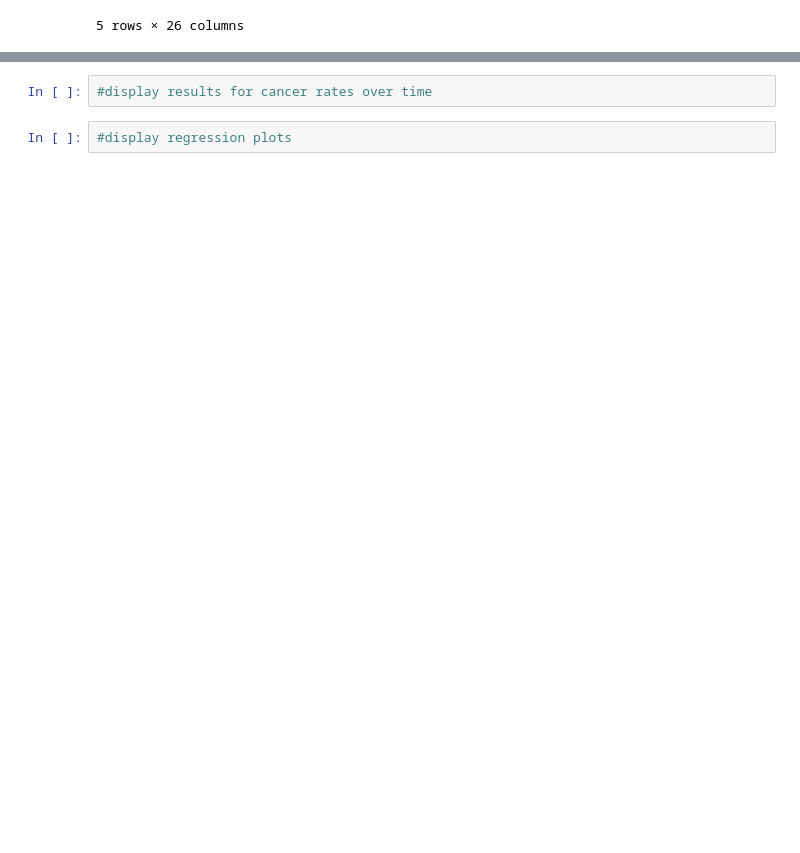
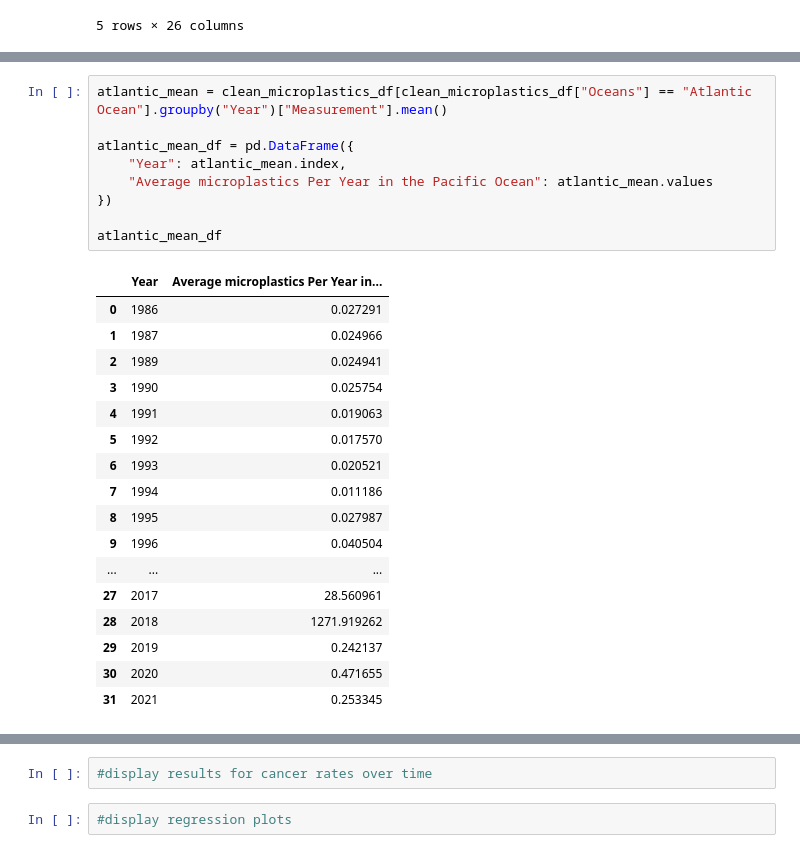
Before and after one commit to emalaki/Project-1, a Jupyter notebook: aa-notebook.ipynb, the cells around one changed output, grey strips where cells are left out. Saved outputs shown, nothing was run; the diff lists cells and outputs as text; blank space fills up the shorter version.

Commit message:
Update aa-notebook.ipynb
added groupbys

```diff
--- a/aa-notebook.ipynb
+++ b/aa-notebook.ipynb
@@ -99,0 +89,27 @@ See the caveats in the documentation: https://pandas.pydata.org/pandas-docs/stab
+# %%
+atlantic_mean = clean_microplastics_df[clean_microplastics_df["Oceans"] == "Atlantic Ocean"].groupby("Year")["Measurement"].mean()
+
+atlantic_mean_df = pd.DataFrame({
+    "Year": atlantic_mean.index,
+    "Average microplastics Per Year in the Pacific Ocean": atlantic_mean.values
+})
+
+atlantic_mean_df
+# %% [output]
+|  | Year | Average microplastics Per Year in... |
+| 0 | 1986 | 0.027291 |
+| 1 | 1987 | 0.024966 |
+| 2 | 1989 | 0.024941 |
+| 3 | 1990 | 0.025754 |
+| 4 | 1991 | 0.019063 |
+| 5 | 1992 | 0.017570 |
+| 6 | 1993 | 0.020521 |
+| 7 | 1994 | 0.011186 |
+| 8 | 1995 | 0.027987 |
+| 9 | 1996 | 0.040504 |
+| ... | ... | ... |
+| 27 | 2017 | 28.560961 |
+| 28 | 2018 | 1271.919262 |
+| 29 | 2019 | 0.242137 |
+| 30 | 2020 | 0.471655 |
+| 31 | 2021 | 0.253345 |
```
Also changed, not shown: parts of 12 cells of this notebook.
